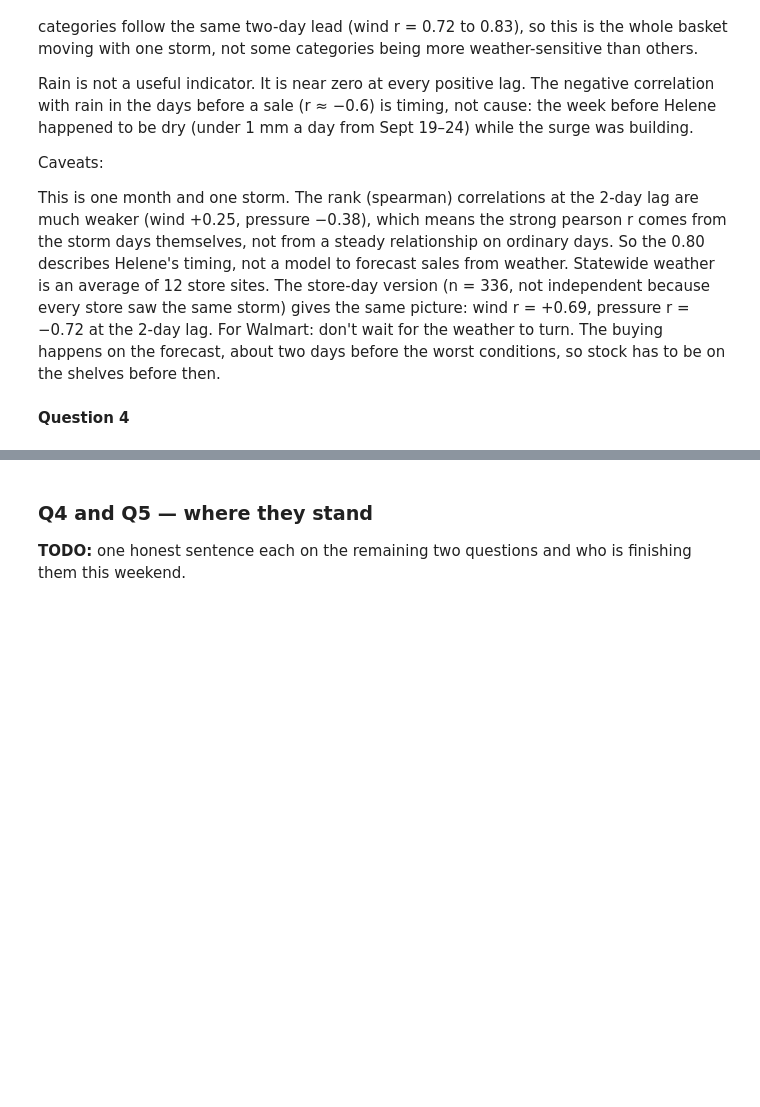
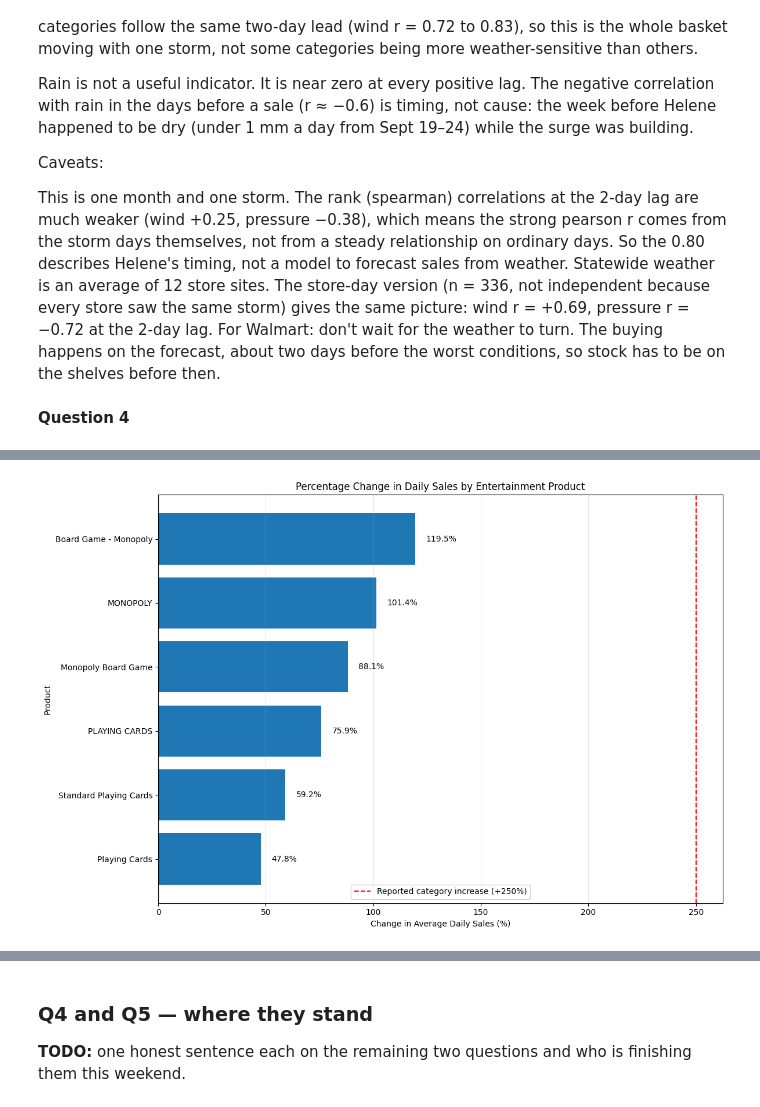
Before and after one commit to ayanrasulova/ds2002-midterm, a Jupyter notebook: notebooks/06-midterm-walmart/2026-10-30 — Midterm Progress — Lab.ipynb, the cells around one changed output, grey strips where cells are left out. Cells and saved outputs as stored; diff of their text form; code cells hidden in the pictures; blank space fills up the shorter version.

```diff
--- a/notebooks/06-midterm-walmart/2026-10-30 — Midterm Progress — Lab.ipynb
+++ b/notebooks/06-midterm-walmart/2026-10-30 — Midterm Progress — Lab.ipynb
@@ -997,0 +1105,43 @@ so treat its multiple with caution.
+# %%
+import matplotlib.pyplot as plt
+
+baseline_totals = (baseline.groupby("product_name")["quantity"].sum().reset_index(name="baseline_units"))
+
+surge_totals = (surge.groupby("product_name")["quantity"].sum().reset_index(name="surge_units"))
+
+product_comp = baseline_totals.merge(surge_totals,on="product_name",how="outer").fillna(0)
+
+
+product_comp["baseline_daily"] = (product_comp["baseline_units"]/17)
+
+product_comp["surge_daily"] = (product_comp["surge_units"]/13)
+
+
+product_comp["percent_change"] = ((product_comp["surge_daily"] -product_comp["baseline_daily"])/ product_comp["baseline_daily"].replace(0, float("nan"))) * 100
+
+#Filtered for Entertainment products
+entertainment_comp = product_comp.merge(sales[["product_name", "category"]].drop_duplicates(),on="product_name",how="left")
+entertainment_comp = entertainment_comp[entertainment_comp["category"] == "Entertainment"].dropna(subset=["percent_change"])
+entertainment_comp = entertainment_comp.sort_values("percent_change", ascending=True)
+
+fig, ax = plt.subplots(figsize=(12, 8))
+
+ax.barh(entertainment_comp["product_name"],entertainment_comp["percent_change"])
+for i, value in enumerate(entertainment_comp["percent_change"]):
+    ax.text(value + 5,i,f"{value:.1f}%",va="center"
+    )
+
+ax.axvline(0, color="black", linewidth=1)
+ax.axvline(250,color="red",linestyle="--",label="Reported category increase (+250%)")
+
+ax.set_title("Percentage Change in Daily Sales by Entertainment Product")
+ax.set_xlabel("Change in Average Daily Sales (%)")
+ax.set_ylabel("Product")
+
+ax.legend()
+ax.grid(axis="x", alpha=0.3)
+
+plt.tight_layout()
+plt.show()
+# %% [output]
+[figure, added]
```
Also changed, not shown: parts of 9 cells of this notebook.
